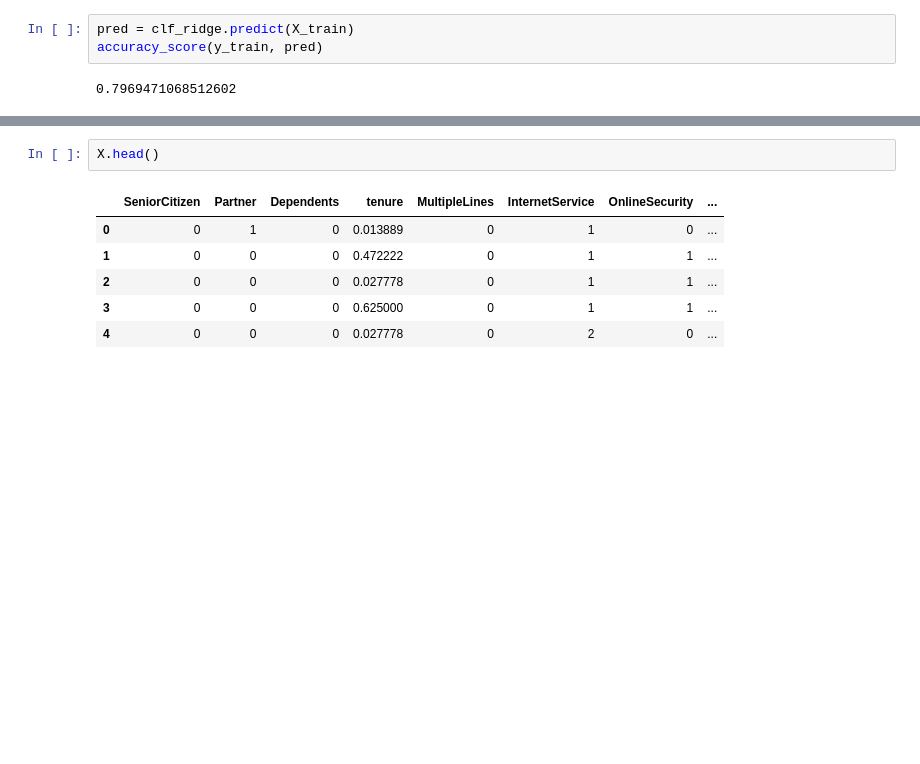
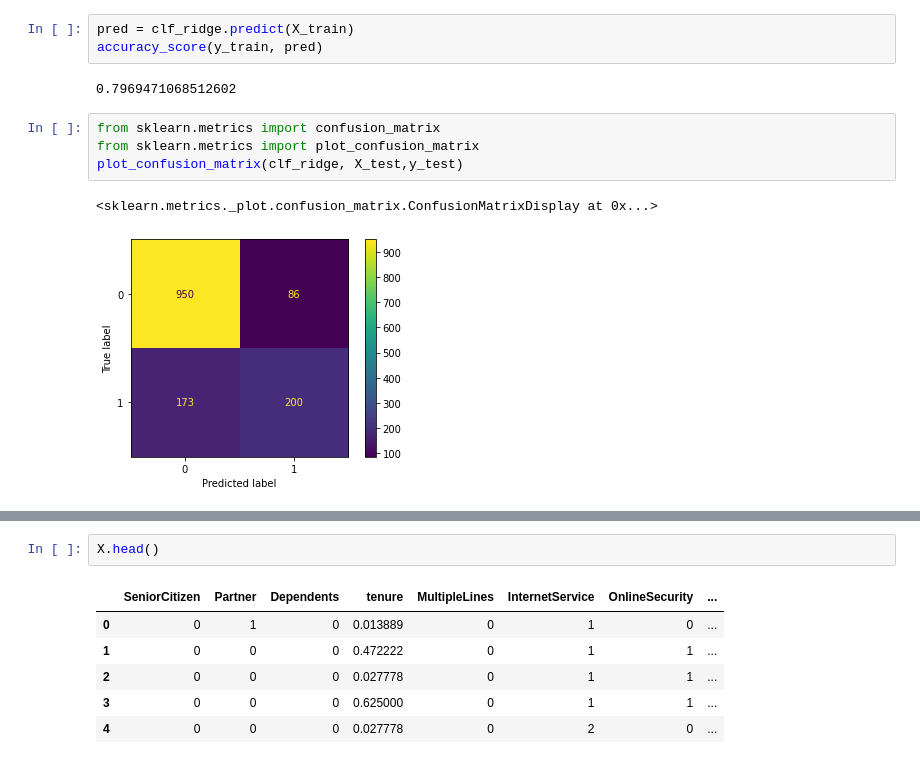
Before and after one commit to piyushthakur16/Customer_Churn_prediction_ML-Model, a Jupyter notebook: Customer_Churn_Data_in_Python.ipynb, the cells around one changed output, grey strips where cells are left out. Saved outputs shown, nothing was run; the diff lists cells and outputs as text; blank space fills up the shorter version.

```diff
--- a/Customer_Churn_Data_in_Python.ipynb
+++ b/Customer_Churn_Data_in_Python.ipynb
@@ -342,6 +342,13 @@ pred = clf_ridge.predict(X_train)
 accuracy_score(y_train, pred)
 # %% [output]
 0.7969471068512602
+# %%
+from sklearn.metrics import confusion_matrix
+from sklearn.metrics import plot_confusion_matrix
+plot_confusion_matrix(clf_ridge, X_test,y_test)
+# %% [output]
+<sklearn.metrics._plot.confusion_matrix.ConfusionMatrixDisplay at 0x...>
+[figure, added]
 # %%
 from sklearn.ensemble import RandomForestClassifier
 clf_forest = RandomForestClassifier(n_estimators=100, max_depth=10)
```
Also changed, not shown: parts of 7 cells of this notebook.
